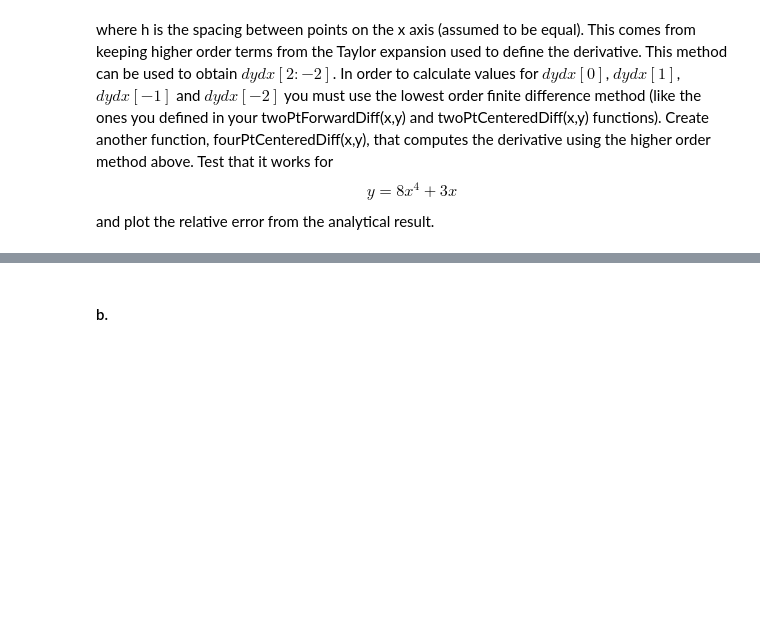
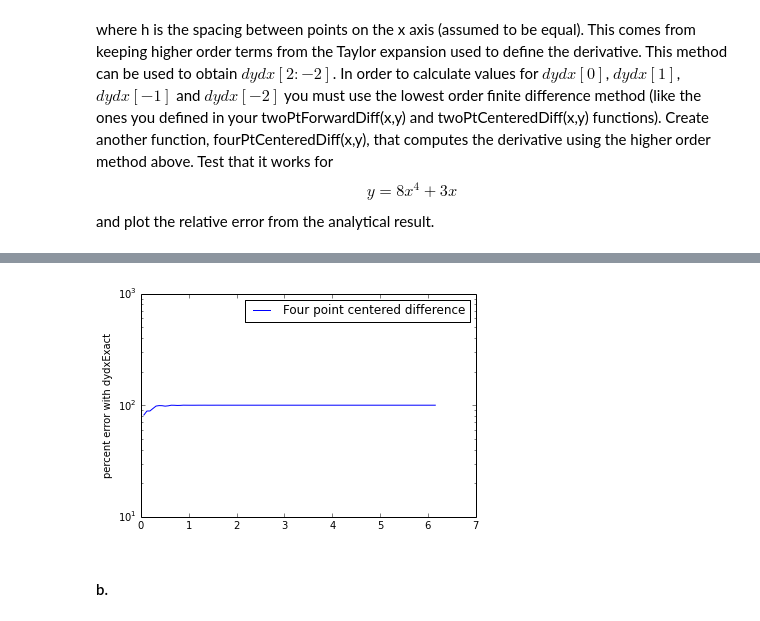
Before and after one commit to joknowle/PHYS202-S14, a Jupyter notebook: SciPy/DifferentiationExercises.ipynb, the cells around one changed output, grey strips where cells are left out. Drawn from its saved outputs; the diff is of its cells as text; code cells hidden in the pictures; blank space fills up the shorter version.

```diff
--- a/SciPy/DifferentiationExercises.ipynb
+++ b/SciPy/DifferentiationExercises.ipynb
@@ -156,3 +189,12 @@ def fourPtCenteredDiff(x,y):
+# %%
+percentError = 100*abs(fourPtCenteredDiff(x,y)[1:] - \
+                        dydxExact[1:])/dydxExact[1:]
+plt.semilogy(x[1:-2], percentError[1:-1], label='Four point centered difference')
+plt.ylabel("percent error with dydxExact")
+plt.legend(loc="upper right")
+plt.show()
+# %% [output]
+[figure, added]
 # %% [markdown]
 #### b.
 # %% [markdown]
```
Also changed, not shown: parts of 2 cells of this notebook, 3 other files.
